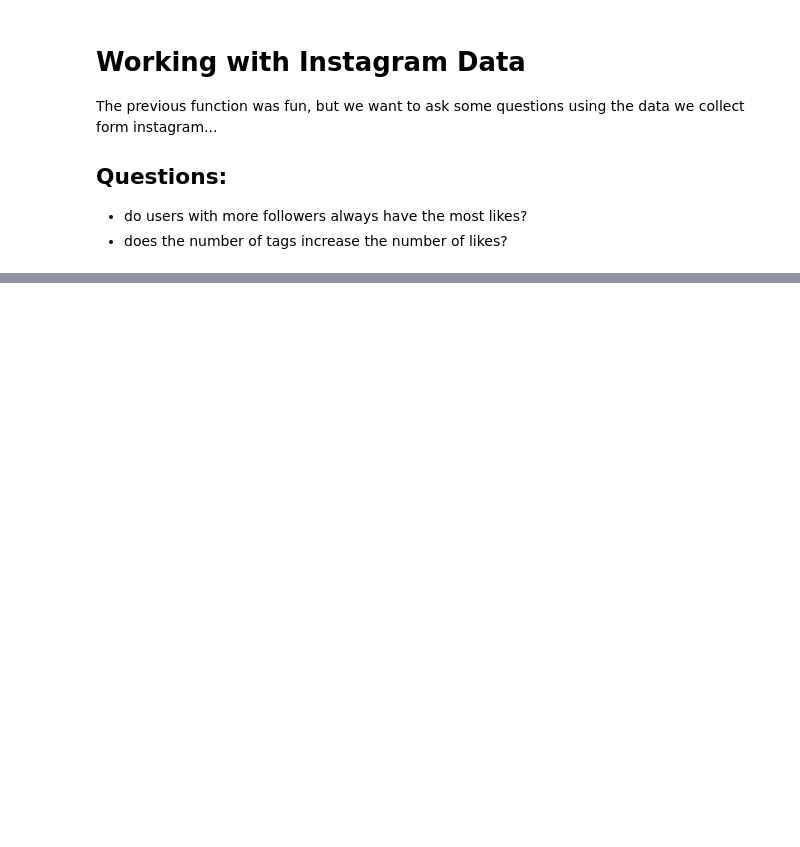
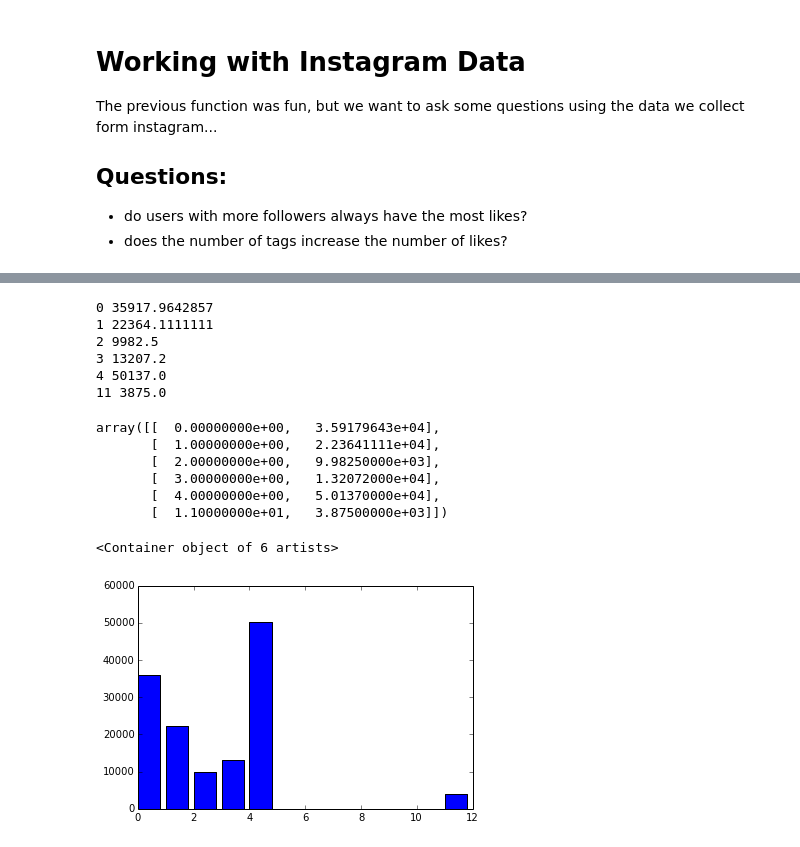
Before and after one commit to cindeem/pydatasv-wit2014, a Jupyter notebook: lessons/Lesson_04_Instagram.ipynb, the cells around one changed output, grey strips where cells are left out. Drawn from its saved outputs; the diff is of its cells as text; code cells hidden in the pictures; blank space fills up the shorter version.

```diff
--- a/lessons/Lesson_04_Instagram.ipynb
+++ b/lessons/Lesson_04_Instagram.ipynb
@@ -125,0 +131,29 @@ df.plot(x='tags', y='likes', style='o')
+# %%
+import matplotlib.pyplot as plt
+import numpy as np
+res = []
+for name, data in df.groupby('tags'):
+    print name, data['likes'].mean()
+    res.append([name, data['likes'].mean()])
+res = np.asarray(res)
+# %% [output]
+0 35917.9642857
+1 22364.1111111
+2 9982.5
+3 13207.2
+4 50137.0
+11 3875.0
+# %%
+res
+# %% [output]
+array([[  0.00000000e+00,   3.59179643e+04],
+       [  1.00000000e+00,   2.23641111e+04],
+       [  2.00000000e+00,   9.98250000e+03],
+       [  3.00000000e+00,   1.32072000e+04],
+       [  4.00000000e+00,   5.01370000e+04],
+       [  1.10000000e+01,   3.87500000e+03]])
+# %%
+plt.bar(res[:,0], res[:,1])
+# %% [output]
+<Container object of 6 artists>
+[figure, added]
```
Also changed, not shown: parts of 5 cells of this notebook, 3 other files.
